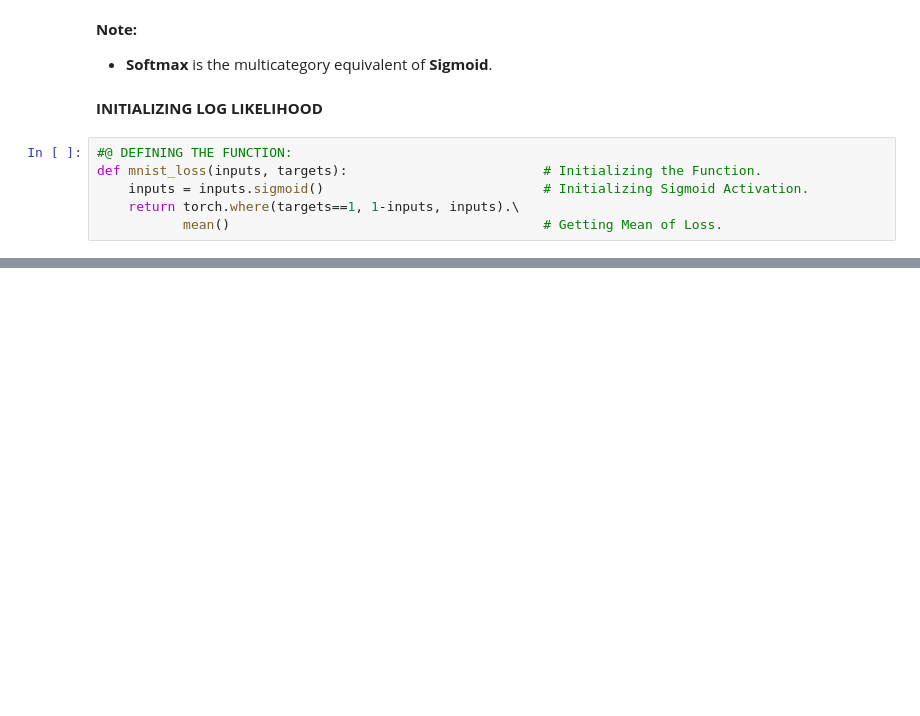
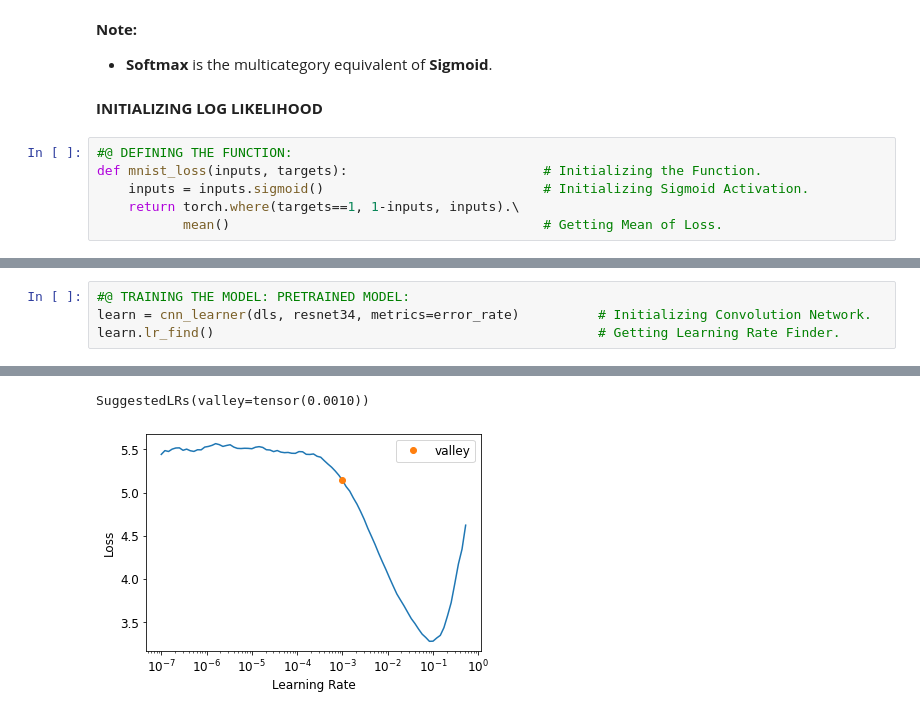
Before and after one commit to ThinamXx/Fastai, a Jupyter notebook: 4. Image Classification/ImageClassification.ipynb, the cells around one changed output, grey strips where cells are left out. Drawn from its saved outputs; the diff is of its cells as text; blank space fills up the shorter version.

```diff
--- a/4. Image Classification/ImageClassification.ipynb
+++ b/4. Image Classification/ImageClassification.ipynb
@@ -178,0 +227,5 @@ tensor([-0.0063, -0.9827, -0.9968, -0.8392, -0.2483, -0.8577])
+# %%
+#@ TRAINING THE MODEL: PRETRAINED MODEL:
+learn = cnn_learner(dls, resnet34, metrics=error_rate)          # Initializing Convolution Network.
+learn.lr_find()                                                 # Getting Learning Rate Finder.
+# %% [output]
@@ -178,0 +233,2 @@ tensor([-0.0063, -0.9827, -0.9968, -0.8392, -0.2483, -0.8577])
+SuggestedLRs(valley=tensor(0.0010))
+[figure, added]
```
Also changed, not shown: parts of 22 cells of this notebook.
